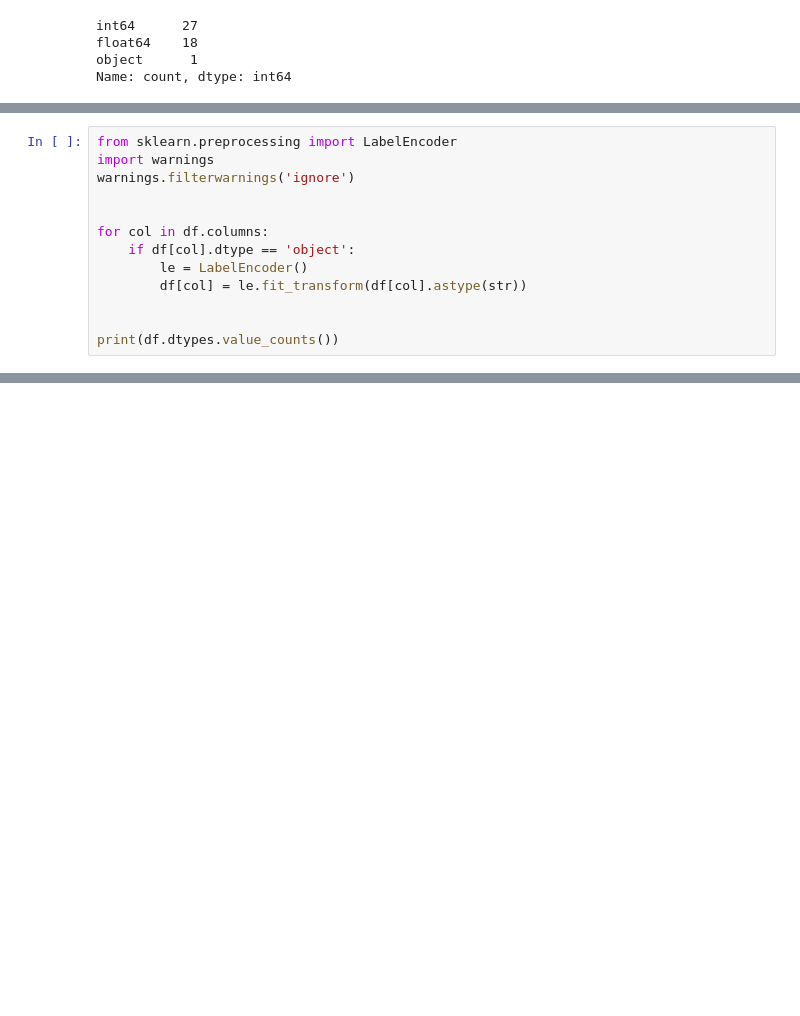
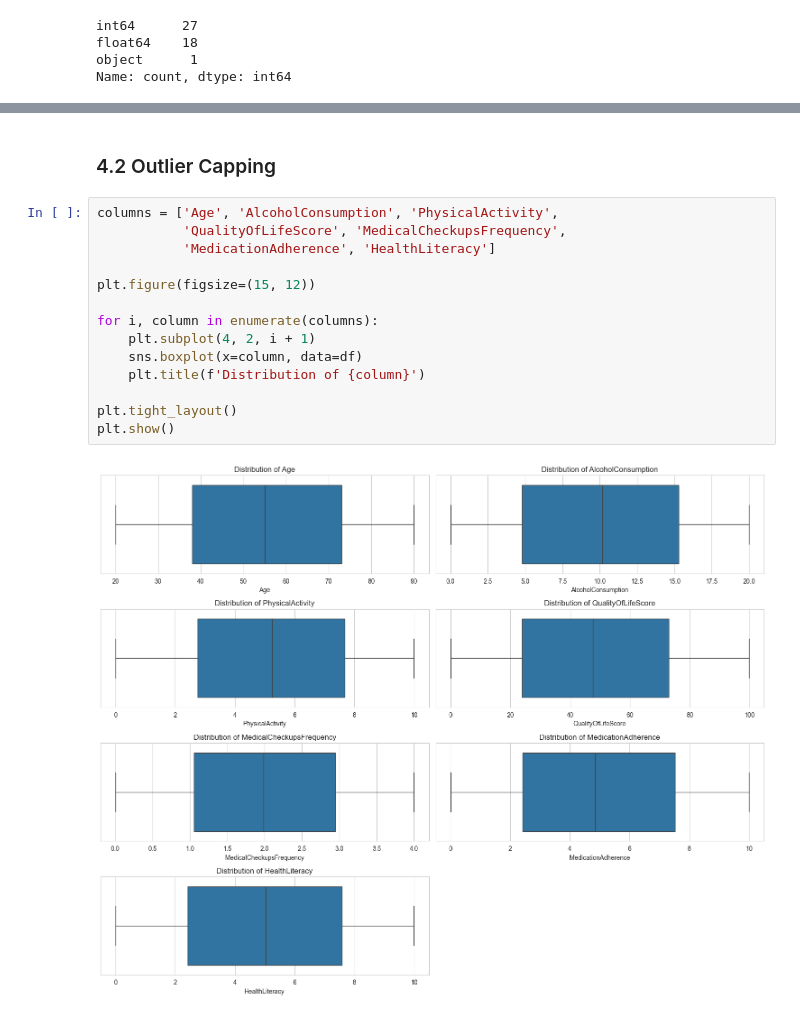
Before and after one commit to Reemsoliiman/ga-feature-select, a Jupyter notebook: notebooks/01_data_exploration.ipynb, the cells around one changed output, grey strips where cells are left out. Drawn from its saved outputs; the diff is of its cells as text; blank space fills up the shorter version.

```diff
--- a/notebooks/01_data_exploration.ipynb
+++ b/notebooks/01_data_exploration.ipynb
@@ -423,13 +78,0 @@ df.head(10)
-# %%
-from sklearn.preprocessing import LabelEncoder
-import warnings
-warnings.filterwarnings('ignore')
-
-
-for col in df.columns:
-    if df[col].dtype == 'object':
-        le = LabelEncoder()
-        df[col] = le.fit_transform(df[col].astype(str))
-
-
-print(df.dtypes.value_counts())
@@ -460,0 +119,18 @@ Name: proportion, dtype: float64
+# %% [markdown]
+### 4.2 Outlier Capping
+# %%
+columns = ['Age', 'AlcoholConsumption', 'PhysicalActivity',
+           'QualityOfLifeScore', 'MedicalCheckupsFrequency',
+           'MedicationAdherence', 'HealthLiteracy']
+
+plt.figure(figsize=(15, 12))
+
+for i, column in enumerate(columns):
+    plt.subplot(4, 2, i + 1)
+    sns.boxplot(x=column, data=df)
+    plt.title(f'Distribution of {column}')
+
+plt.tight_layout()
+plt.show()
+# %% [output]
+[figure, added]
```
Also changed, not shown: parts of 50 cells of this notebook, 3 other files.
